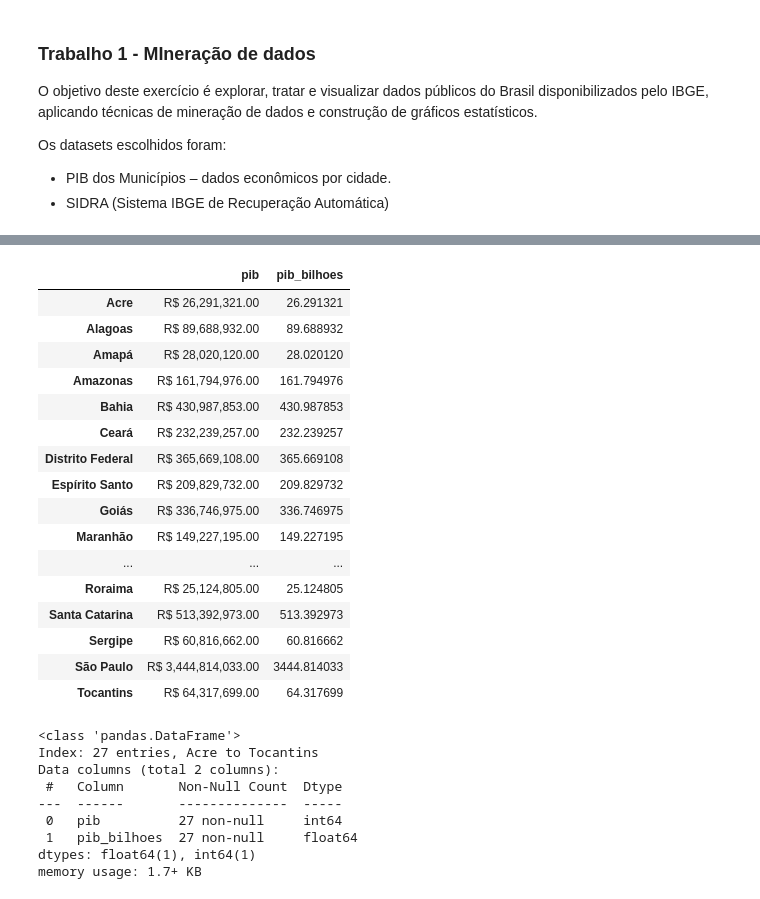
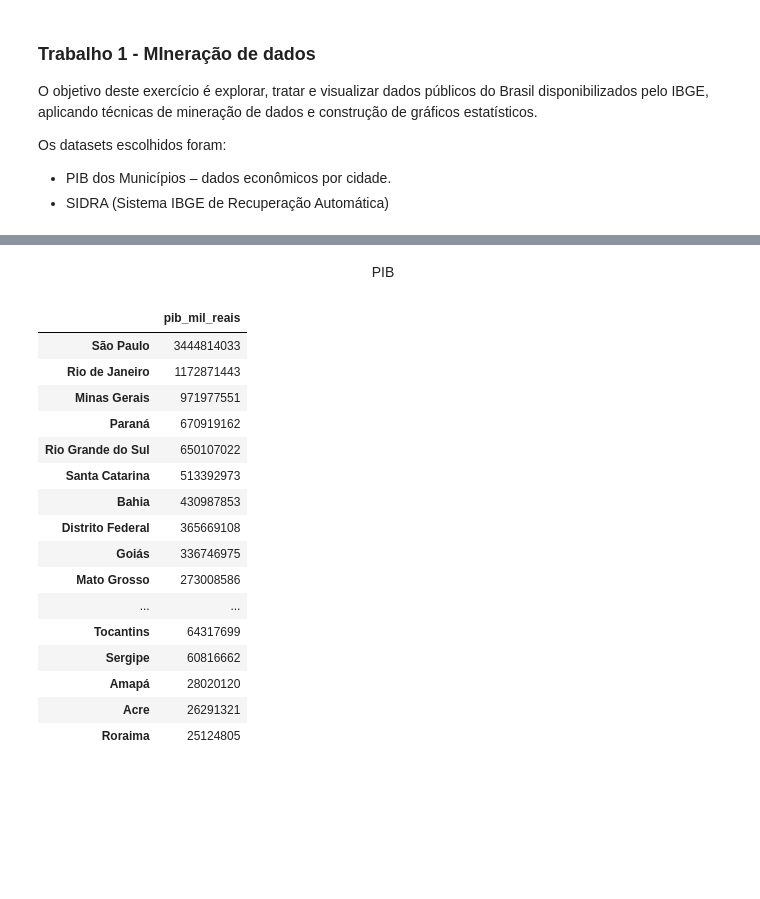
Before and after one commit to LiviaP24/mineracao-de-dados, a Jupyter notebook: trabalho.ipynb, the cells around one changed output, grey strips where cells are left out. Saved outputs shown, nothing was run; the diff lists cells and outputs as text; code cells hidden in the pictures; blank space fills up the shorter version.

```diff
--- a/trabalho.ipynb
+++ b/trabalho.ipynb
@@ -92,37 +131,32 @@ def formato_brl(valor):
+# %% [markdown]
+<p align='center'> PIB </p>
 # %%
 df_pib_copy = df_pib.copy()
 
 df_pib_copy = df_pib_copy.T
 
-df_pib_copy.columns = ['pib']
+df_pib_copy.columns = ['pib_mil_reais']
 
-df_pib_copy['pib_bilhoes'] = df_pib_copy['pib'] / 1_000_000
+#df_pib_copy['pib_bilhoes'] = df_pib_copy['pib'] / 1_000_000
 
-display(df_pib_copy.style.format({'pib': formato_brl}))
+df_pib_copy = df_pib_copy.sort_values(by='pib_mil_reais', ascending= False)
+
+display(df_pib_copy)
 # %% [output]
-|  | pib | pib_bilhoes |
-| Acre | R$ 26,291,321.00 | 26.291321 |
-| Alagoas | R$ 89,688,932.00 | 89.688932 |
-| Amapá | R$ 28,020,120.00 | 28.020120 |
-| Amazonas | R$ 161,794,976.00 | 161.794976 |
-| Bahia | R$ 430,987,853.00 | 430.987853 |
-| Ceará | R$ 232,239,257.00 | 232.239257 |
-| Distrito Federal | R$ 365,669,108.00 | 365.669108 |
-| Espírito Santo | R$ 209,829,732.00 | 209.829732 |
-| Goiás | R$ 336,746,975.00 | 336.746975 |
-| Maranhão | R$ 149,227,195.00 | 149.227195 |
-| ... | ... | ... |
-| Roraima | R$ 25,124,805.00 | 25.124805 |
-| Santa Catarina | R$ 513,392,973.00 | 513.392973 |
-| Sergipe | R$ 60,816,662.00 | 60.816662 |
-| São Paulo | R$ 3,444,814,033.00 | 3444.814033 |
-| Tocantins | R$ 64,317,699.00 | 64.317699 |
+|  | pib_mil_reais |
+| São Paulo | 3444814033 |
+| Rio de Janeiro | 1172871443 |
+| Minas Gerais | 971977551 |
+| Paraná | 670919162 |
+| Rio Grande do Sul | 650107022 |
+| Santa Catarina | 513392973 |
+| Bahia | 430987853 |
+| Distrito Federal | 365669108 |
+| Goiás | 336746975 |
+| Mato Grosso | 273008586 |
+| ... | ... |
+| Tocantins | 64317699 |
+| Sergipe | 60816662 |
+| Amapá | 28020120 |
+| Acre | 26291321 |
+| Roraima | 25124805 |
-<class 'pandas.DataFrame'>
-Index: 27 entries, Acre to Tocantins
-Data columns (total 2 columns):
- #   Column       Non-Null Count  Dtype
----  ------       --------------  -----
- 0   pib          27 non-null     int64
- 1   pib_bilhoes  27 non-null     float64
-dtypes: float64(1), int64(1)
-memory usage: 1.7+ KB
```
Also changed, not shown: parts of 15 cells of this notebook, 1 other file.
